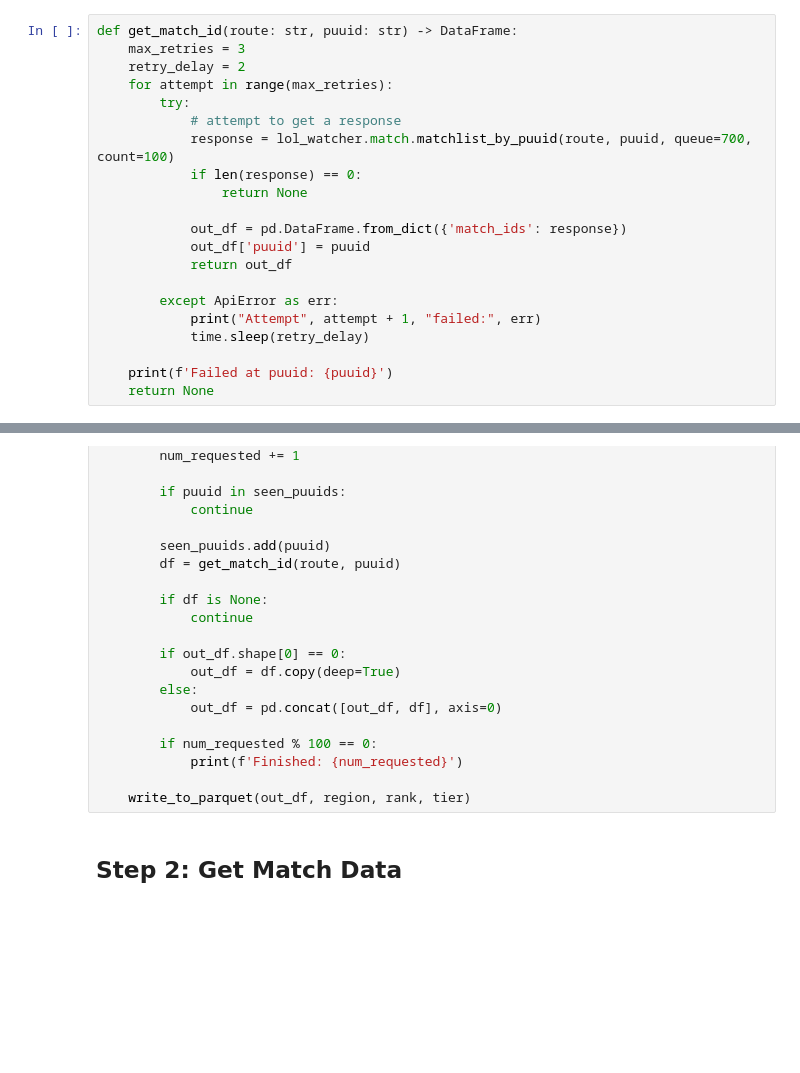
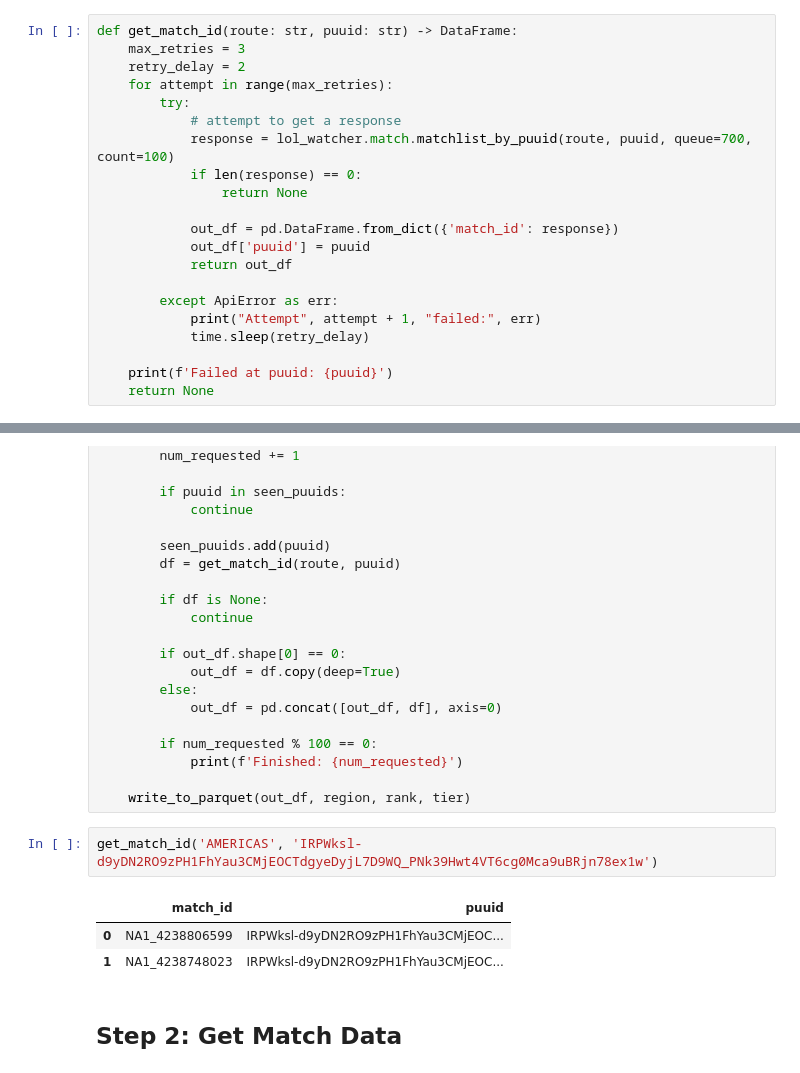
Before and after one commit to Ethan-Shapiro/MOBA_Project, a Jupyter notebook: Data Downloader/complete_downloader.ipynb, the cells around one changed output, grey strips where cells are left out. Saved outputs shown, nothing was run; the diff lists cells and outputs as text; blank space fills up the shorter version.

```diff
--- a/Data Downloader/complete_downloader.ipynb
+++ b/Data Downloader/complete_downloader.ipynb
@@ -137,7 +137,7 @@ def get_match_id(route: str, puuid: str) -> DataFrame:
             if len(response) == 0:
                 return None
 
-            out_df = pd.DataFrame.from_dict({'match_ids': response})
+            out_df = pd.DataFrame.from_dict({'match_id': response})
             out_df['puuid'] = puuid
             return out_df
 
@@ -193,6 +193,12 @@ def batch_match_ids(route: str, region: str, rank:str, tier:str, puuids: DataFra
             print(f'Finished: {num_requested}')
 
     write_to_parquet(out_df, region, rank, tier)
+# %%
+get_match_id('AMERICAS', 'IRPWksl-d9yDN2RO9zPH1FhYau3CMjEOCTdgyeDyjL7D9WQ_PNk39Hwt4VT6cg0Mca9uBRjn78ex1w')
+# %% [output]
+|  | match_id | puuid |
+| 0 | NA1_4238806599 | IRPWksl-d9yDN2RO9zPH1FhYau3CMjEOC... |
+| 1 | NA1_4238748023 | IRPWksl-d9yDN2RO9zPH1FhYau3CMjEOC... |
 # %% [markdown]
 ## Step 2: Get Match Data
 # %%
```
Also changed, not shown: parts of 15 cells of this notebook, 1 other file.
